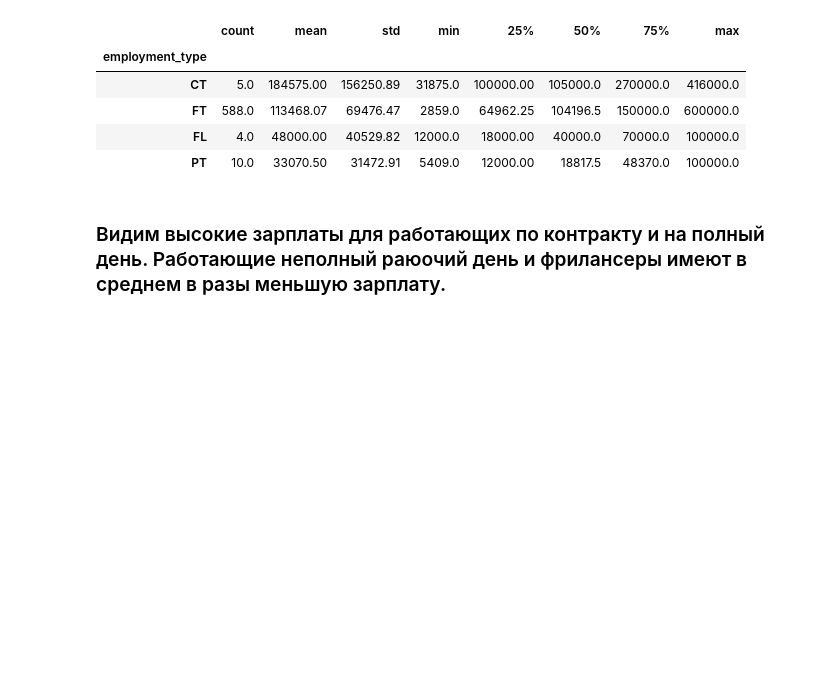
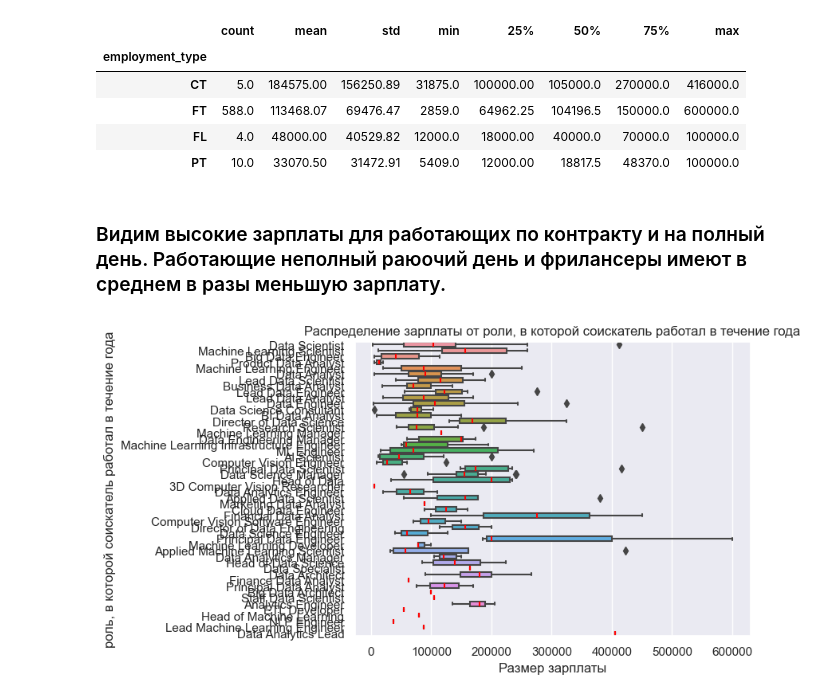
Before and after one commit to vzml/data_science, a Jupyter notebook: new/Task_EDA_vale.ipynb, the cells around one changed output. Cells and saved outputs as stored; diff of their text form; code cells hidden in the pictures; blank space fills up the shorter version.

```diff
--- a/new/Task_EDA_vale.ipynb
+++ b/new/Task_EDA_vale.ipynb
@@ -192,0 +195,7 @@ data_agg.sort_values(by='mean', ascending=False)
+# %%
+ax = sns.boxplot(data, x='salary_in_usd', y='job_title', orient='h', medianprops={"color": "red", "linestyle": '--'})
+ax.set(xlabel='Размер зарплаты', ylabel='роль, в которой соискатель работал в течение года')
+plt.title('Распределение зарплаты от роли, в которой соискатель работал в течение года')
+plt.show()
+# %% [output]
+[figure, added]
```
Also changed, not shown: parts of 2 cells of this notebook.
